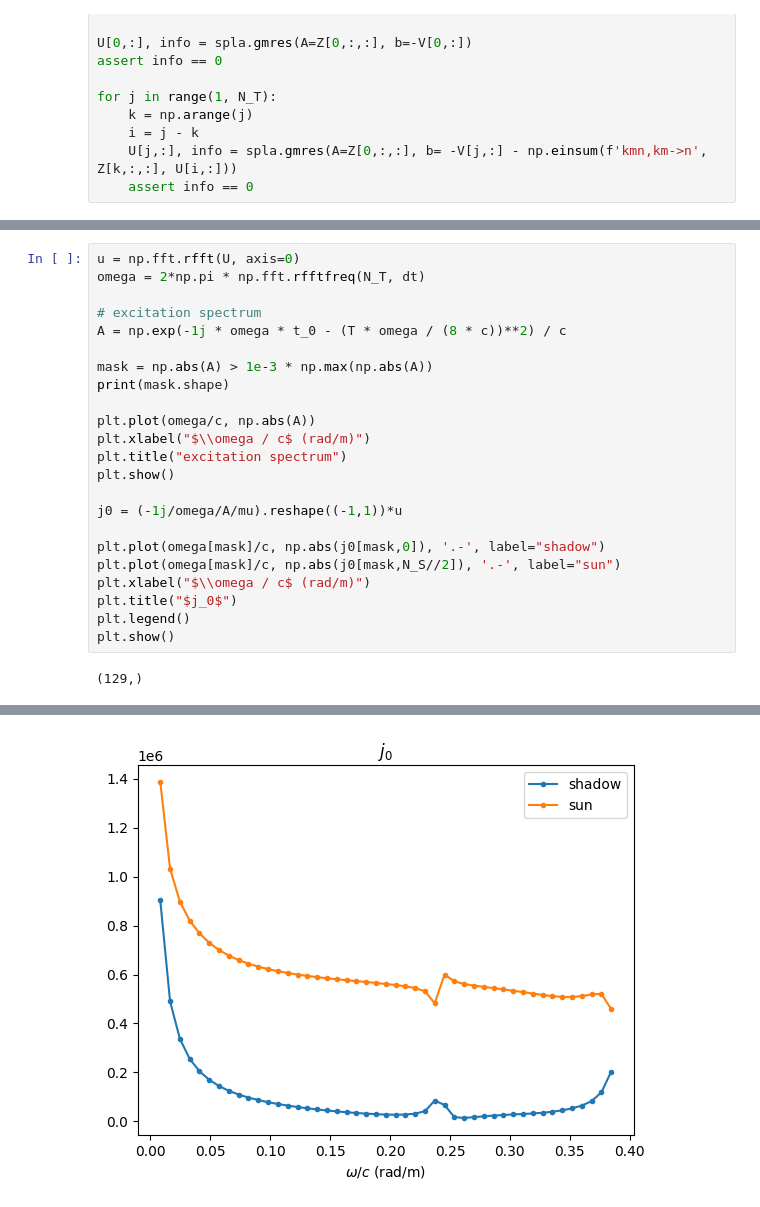
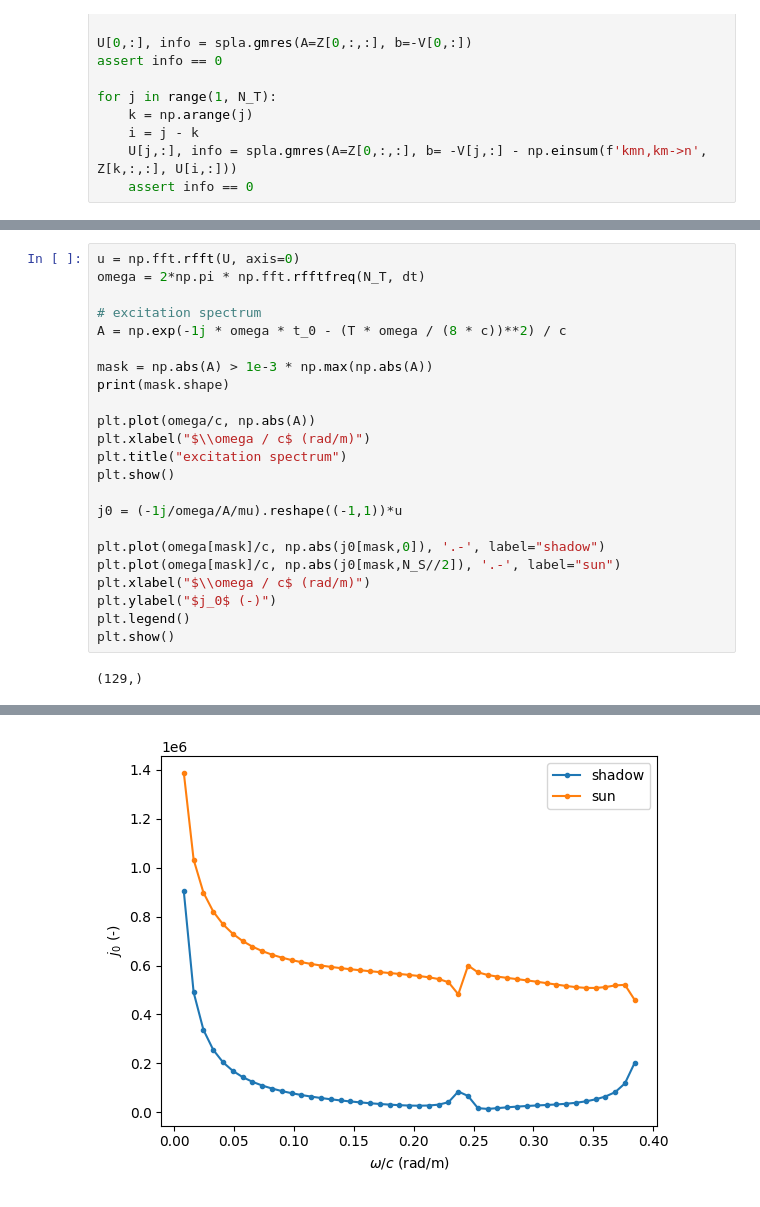
Before and after one commit to pickupliner/CSWP_FDTD, a Jupyter notebook: MOT/tmp.ipynb, the cells around one changed output, grey strips where cells are left out. Drawn from its saved outputs; the diff is of its cells as text.

```diff
--- a/MOT/tmp.ipynb
+++ b/MOT/tmp.ipynb
@@ -112,27 +116,27 @@ plt.show()
 # %%
 u = np.fft.rfft(U, axis=0)
 omega = 2*np.pi * np.fft.rfftfreq(N_T, dt)
 
 # excitation spectrum
 A = np.exp(-1j * omega * t_0 - (T * omega / (8 * c))**2) / c
 
 mask = np.abs(A) > 1e-3 * np.max(np.abs(A))
 print(mask.shape)
 
 plt.plot(omega/c, np.abs(A))
 plt.xlabel("$\\omega / c$ (rad/m)")
 plt.title("excitation spectrum")
 plt.show()
 
 j0 = (-1j/omega/A/mu).reshape((-1,1))*u
 
 plt.plot(omega[mask]/c, np.abs(j0[mask,0]), '.-', label="shadow")
 plt.plot(omega[mask]/c, np.abs(j0[mask,N_S//2]), '.-', label="sun")
 plt.xlabel("$\\omega / c$ (rad/m)")
-plt.title("$j_0$")
+plt.ylabel("$j_0$ (-)")
 plt.legend()
 plt.show()
 # %% [output]
 (129,)
 [figure]
-[figure, old version]
+[figure, new version]
```
Also changed, not shown: parts of 5 cells of this notebook, 9 other files.
